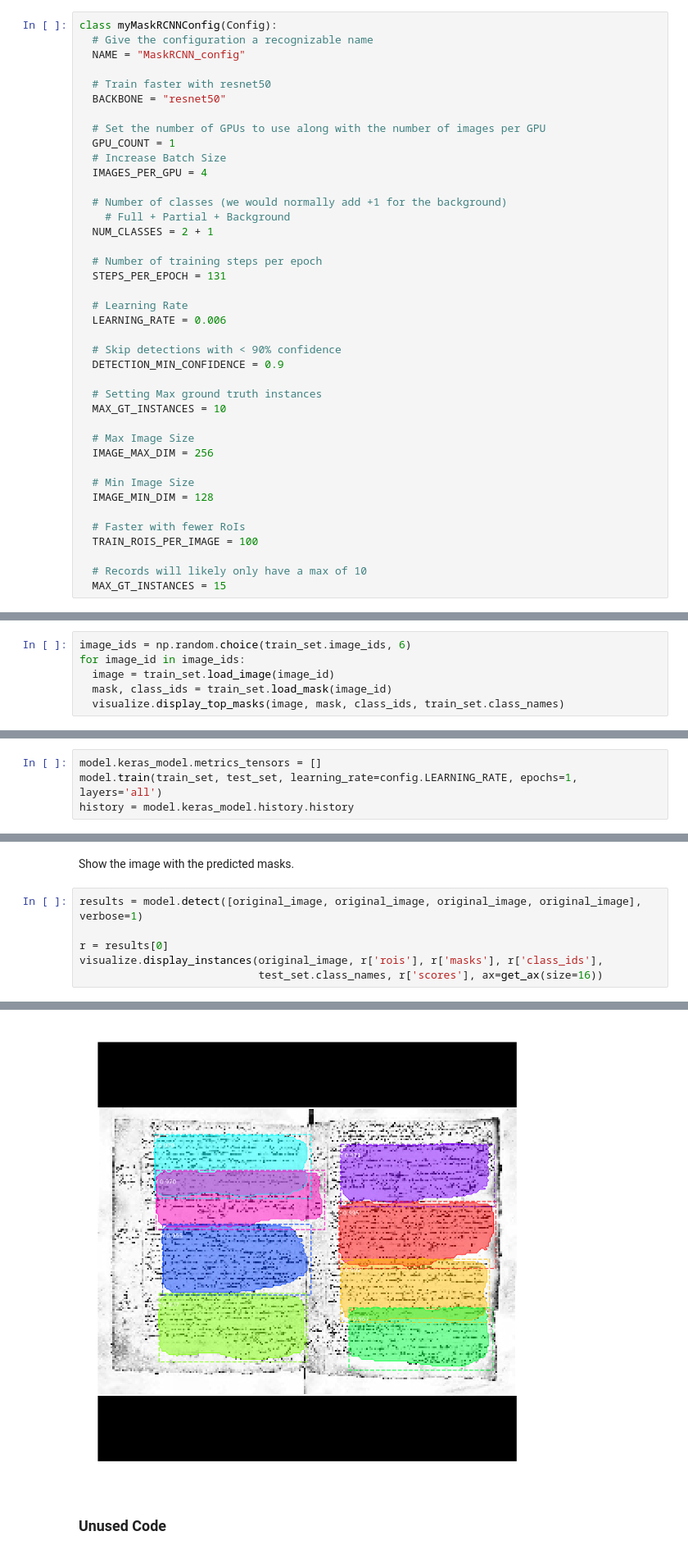
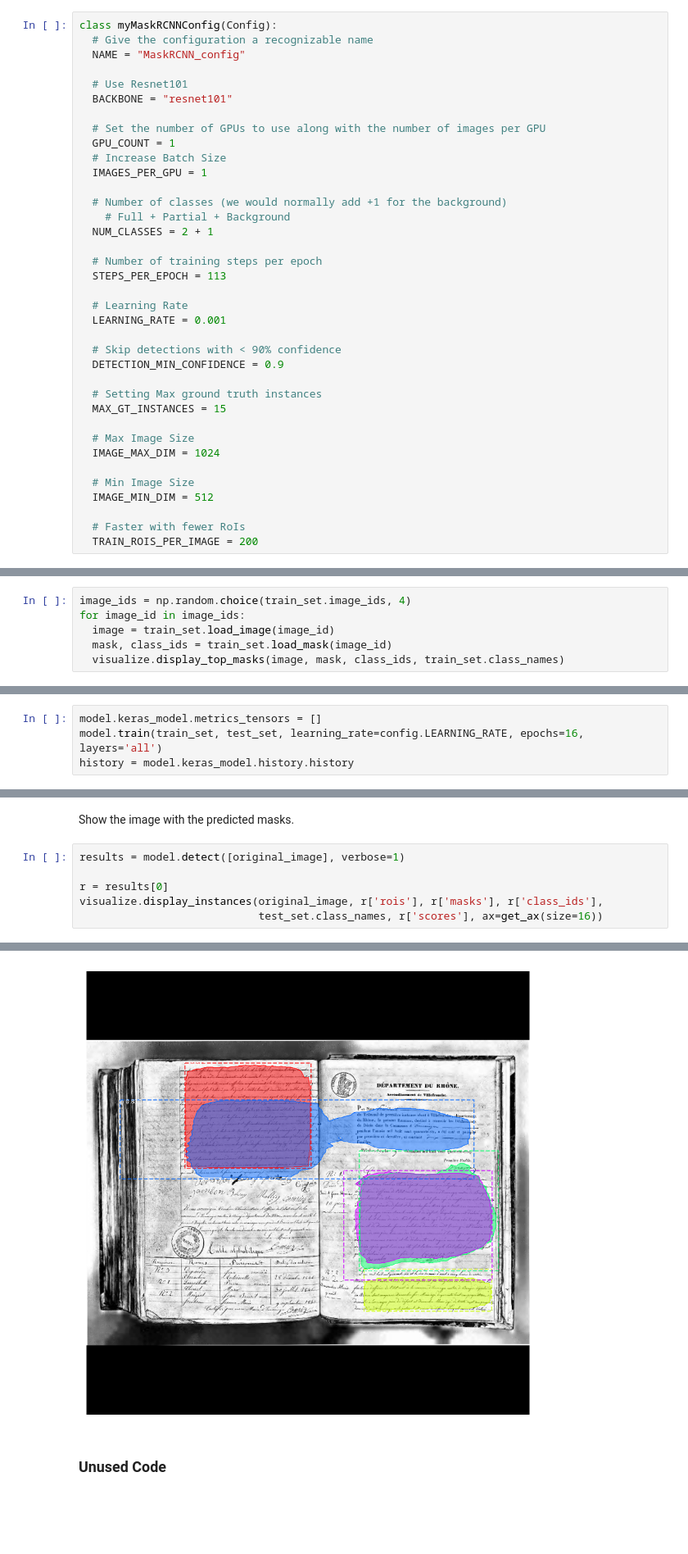
Before and after one commit to ericburdett/record_detection, a Jupyter notebook: record_detection.ipynb, the cells around one changed output, grey strips where cells are left out. Shown at 82% size. Drawn from its saved outputs; the diff is of its cells as text; blank space fills up the shorter version.

```diff
--- a/record_detection.ipynb
+++ b/record_detection.ipynb
@@ -122,41 +118,38 @@ class myMaskRCNNConfig(Config):
   # Give the configuration a recognizable name
   NAME = "MaskRCNN_config"
 
-  # Train faster with resnet50
-  BACKBONE = "resnet50"
+  # Use Resnet101
+  BACKBONE = "resnet101"
 
   # Set the number of GPUs to use along with the number of images per GPU
   GPU_COUNT = 1
   # Increase Batch Size
-  IMAGES_PER_GPU = 4
+  IMAGES_PER_GPU = 1
 
   # Number of classes (we would normally add +1 for the background)
     # Full + Partial + Background
   NUM_CLASSES = 2 + 1
 
   # Number of training steps per epoch
-  STEPS_PER_EPOCH = 131
+  STEPS_PER_EPOCH = 113
 
   # Learning Rate
-  LEARNING_RATE = 0.006
+  LEARNING_RATE = 0.001
 
   # Skip detections with < 90% confidence
   DETECTION_MIN_CONFIDENCE = 0.9
 
   # Setting Max ground truth instances
-  MAX_GT_INSTANCES = 10
+  MAX_GT_INSTANCES = 15
 
   # Max Image Size
-  IMAGE_MAX_DIM = 256
+  IMAGE_MAX_DIM = 1024
 
   # Min Image Size
-  IMAGE_MIN_DIM = 128
+  IMAGE_MIN_DIM = 512
 
   # Faster with fewer RoIs
-  TRAIN_ROIS_PER_IMAGE = 100
-
-  # Records will likely only have a max of 10
-  MAX_GT_INSTANCES = 15
+  TRAIN_ROIS_PER_IMAGE = 200
 # %%
 config = myMaskRCNNConfig()
 config.display()
@@ -286,7 +279,7 @@ Test: 25
 # %% [markdown]
 ### Examples of the Ground-Truth Masks
 # %%
-image_ids = np.random.choice(train_set.image_ids, 6)
+image_ids = np.random.choice(train_set.image_ids, 4)
 for image_id in image_ids:
   image = train_set.load_image(image_id)
   mask, class_ids = train_set.load_mask(image_id)
@@ -338,6 +312,6 @@ model.load_weights('../maskrcnn.h5')
 ### Training the Model
 # %%
 model.keras_model.metrics_tensors = []
-model.train(train_set, test_set, learning_rate=config.LEARNING_RATE, epochs=1, layers='all')
+model.train(train_set, test_set, learning_rate=config.LEARNING_RATE, epochs=16, layers='all')
 history = model.keras_model.history.history
 # %% [output]
@@ -453,7 +402,7 @@ gt_mask                  shape: (256, 256, 7)         min:    0.00000  max:    1
 # %% [markdown]
 Show the image with the predicted masks.
 # %%
-results = model.detect([original_image, original_image, original_image, original_image], verbose=1)
+results = model.detect([original_image], verbose=1)
 
 r = results[0]
 visualize.display_instances(original_image, r['rois'], r['masks'], r['class_ids'],
@@ -470,4 +416,4 @@ anchors                  shape: (4, 16368, 4)         min:   -1.41976  max:    2
-[figure, old version]
+[figure, new version]
 # %% [markdown]
 ### Unused Code
 # %% [markdown]
```
Also changed, not shown: parts of 9 cells of this notebook.
